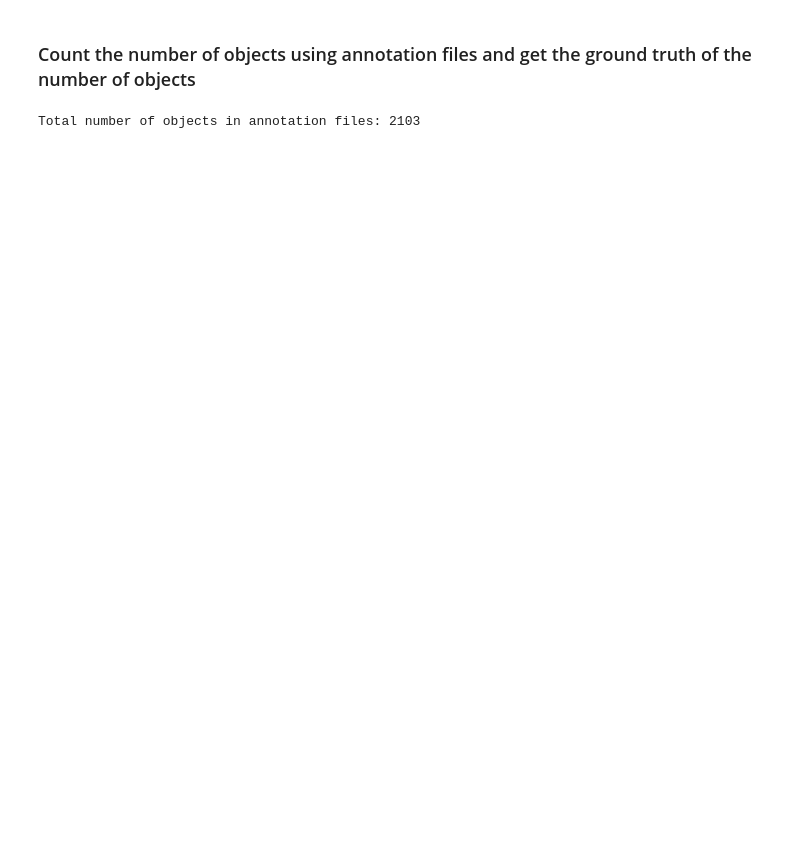
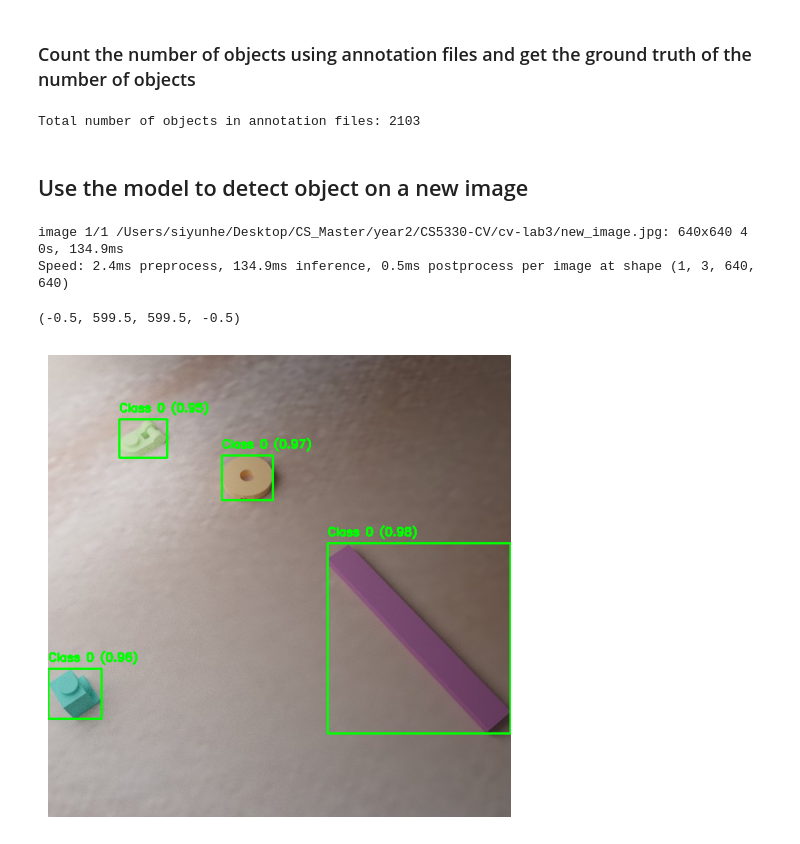
Before and after one commit to HEsiyun/cv-lab3, a Jupyter notebook: count.ipynb, the cells around one changed output. Cells and saved outputs as stored; diff of their text form; code cells hidden in the pictures; blank space fills up the shorter version.

```diff
--- a/count.ipynb
+++ b/count.ipynb
@@ -95,3 +95,51 @@ for filename in os.listdir(test_dataset_dir):
 print(f"Total number of objects in annotation files: {total_object_count_from_annotations}")
 # %% [output]
 Total number of objects in annotation files: 2103
+# %% [markdown]
+## Use the model to detect object on a new image
+# %%
+import cv2
+
+# Run inference on a new image that is not part of the test dataset or training dataset. But it is from the large Lego dataset
+new_results = best_model("/Users/siyunhe/Desktop/CS_Master/year2/CS5330-CV/cv-lab3/new_image.jpg")
+
+# Iterate over the results to extract bounding boxes and other information
+for result in new_results:
+    # Read the original image
+    image = cv2.imread(result.path)  # Read the image using OpenCV
+
+    # Accessing bounding boxes
+    boxes = result.boxes.xyxy  # Bounding box coordinates (x1, y1, x2, y2)
+    class_ids = result.boxes.cls  # Class IDs for each detection
+    confidences = result.boxes.conf  # Confidence scores for each detection
+
+    # Draw bounding boxes on the image
+    for j in range(len(boxes)):
+        x1, y1, x2, y2 = map(int, boxes[j])  # Convert to integer coordinates
+        class_id = int(class_ids[j])  # Convert to integer class ID
+        confidence = confidences[j]  # Get confidence score
+
+        # Define the color and label for the bounding box
+        color = (0, 255, 0)  # Green color for bounding box
+        label = f"Class {class_id} ({confidence:.2f})"  # Label with class ID and confidence score
+
+        # Draw the bounding box and label on the image
+        cv2.rectangle(image, (x1, y1), (x2, y2), color, 2)  # Draw rectangle
+        cv2.putText(image, label, (x1, y1 - 10), cv2.FONT_HERSHEY_SIMPLEX, 0.5, color, 2)  # Draw label
+
+
+# Use matplotlib to display the image with bounding boxes
+import matplotlib.pyplot as plt
+
+# Convert the image from BGR to RGB
+image_rgb = cv2.cvtColor(image, cv2.COLOR_BGR2RGB)
+
+# Display the image with matplotlib
+plt.figure(figsize=(12, 6))
+plt.imshow(image_rgb)
+plt.axis('off')
+# %% [output]
+image 1/1 /Users/siyunhe/Desktop/CS_Master/year2/CS5330-CV/cv-lab3/new_image.jpg: 640x640 4 0s, 134.9ms
+Speed: 2.4ms preprocess, 134.9ms inference, 0.5ms postprocess per image at shape (1, 3, 640, 640)
+(-0.5, 599.5, 599.5, -0.5)
+[figure, added]
```
Also changed, not shown: parts of 1 cell of this notebook.
